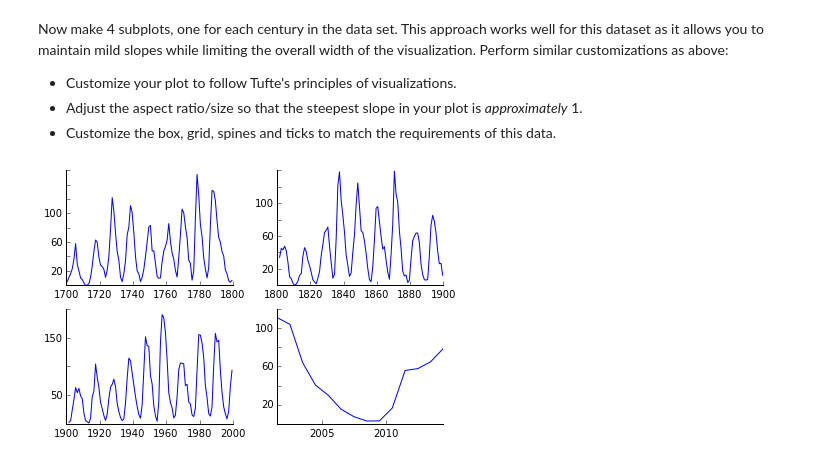
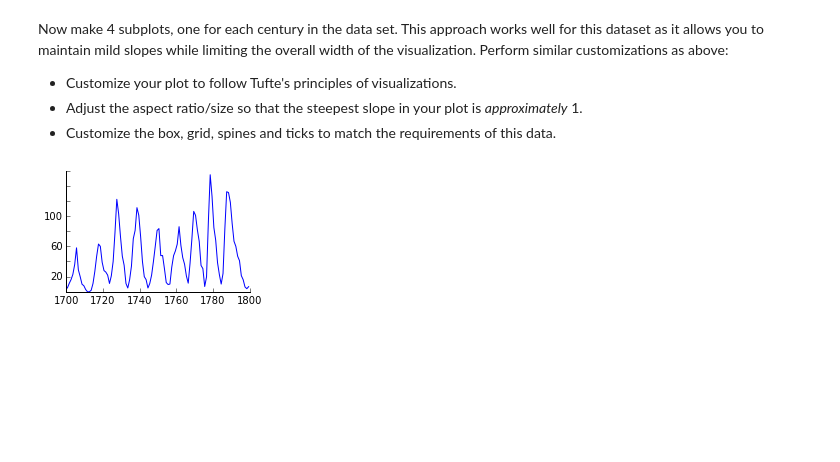
Before and after one commit to Jackporter415/phys202-2015-work, a Jupyter notebook: assignments/assignment04/MatplotlibEx01.ipynb, the cells around one changed output. Drawn from its saved outputs; the diff is of its cells as text; code cells hidden in the pictures; blank space fills up the shorter version.

```diff
--- a/assignments/assignment04/MatplotlibEx01.ipynb
+++ b/assignments/assignment04/MatplotlibEx01.ipynb
@@ -76,60 +96,28 @@ Now make 4 subplots, one for each century in the data set. This approach works w
 # %%
 #Refer back to #1 for more explanation on the use of ax here
 
 
 #plt.subplot works by taking parameters (rows of graphs, cols of graphs, which graph)
 #So plt.subplo
+
+Century_1 = year[0:100]
+Ssc_1 = ssc[0:100]
 
 plt.subplot(2,2,1)
 ax1 = plt.gca()
 ax1.spines['right'].set_visible(False)
 ax1.spines['top'].set_visible(False)
 ax1.get_xaxis().tick_bottom()
 ax1.axes.get_yaxis().tick_left()
 for label in ax1.xaxis.get_ticklabels()[::2] and ax1.yaxis.get_ticklabels()[::2]:
     label.set_visible(False)
 
 plt.plot(Century_1,Ssc_1)
 
-plt.subplot(2,2,2)
-ax2 = plt.gca()
-ax2.spines['right'].set_visible(False)
-ax2.spines['top'].set_visible(False)
-ax2.get_xaxis().tick_bottom()
-ax2.axes.get_yaxis().tick_left()
-for label in ax2.xaxis.get_ticklabels()[::2] and ax2.yaxis.get_ticklabels()[::2]:
-    label.set_visible(False)
-
-plt.plot(Century_2, Ssc_2)
-
-plt.subplot(2,2,3)
-ax3 = plt.gca()
-ax3.spines['right'].set_visible(False)
-ax3.spines['top'].set_visible(False)
-ax3.get_xaxis().tick_bottom()
-ax3.axes.get_yaxis().tick_left()
-for label in ax3.xaxis.get_ticklabels()[::2] and ax3.yaxis.get_ticklabels()[::2]:
-    label.set_visible(False)
-
-plt.plot(Century_3, Ssc_3)
 
 
-
-
-plt.subplot(2,2,4)
-ax4 = plt.gca()
-ax4.spines['right'].set_visible(False)
-ax4.spines['top'].set_visible(False)
-ax4.get_xaxis().tick_bottom()
-ax4.axes.get_yaxis().tick_left()
-for label in ax3.xaxis.get_ticklabels()[::2] and ax4.yaxis.get_ticklabels()[::2]:
-    label.set_visible(False)
-plt.xticks([2000,2005,2010,2015])
-
-plt.plot(Century_4, Ssc_4)
-
 plt.tight_layout()
 # %% [output]
-[figure, old version]
+[figure, new version]
 # %%
 assert True # leave for grading
```
Also changed, not shown: parts of 2 cells of this notebook, 6 other files.
